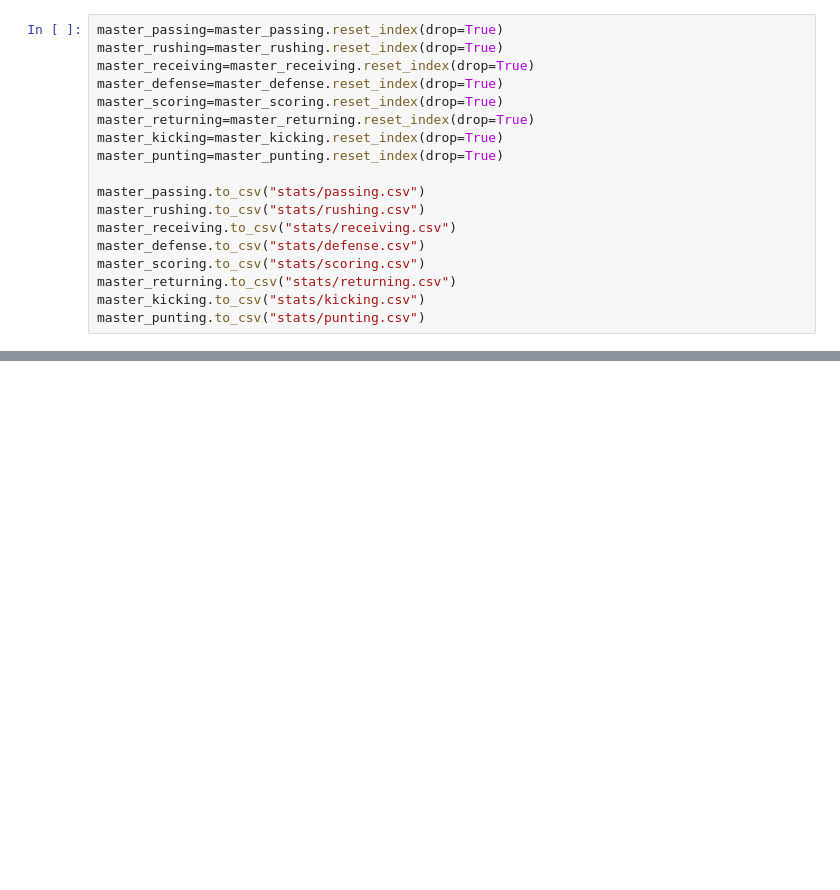
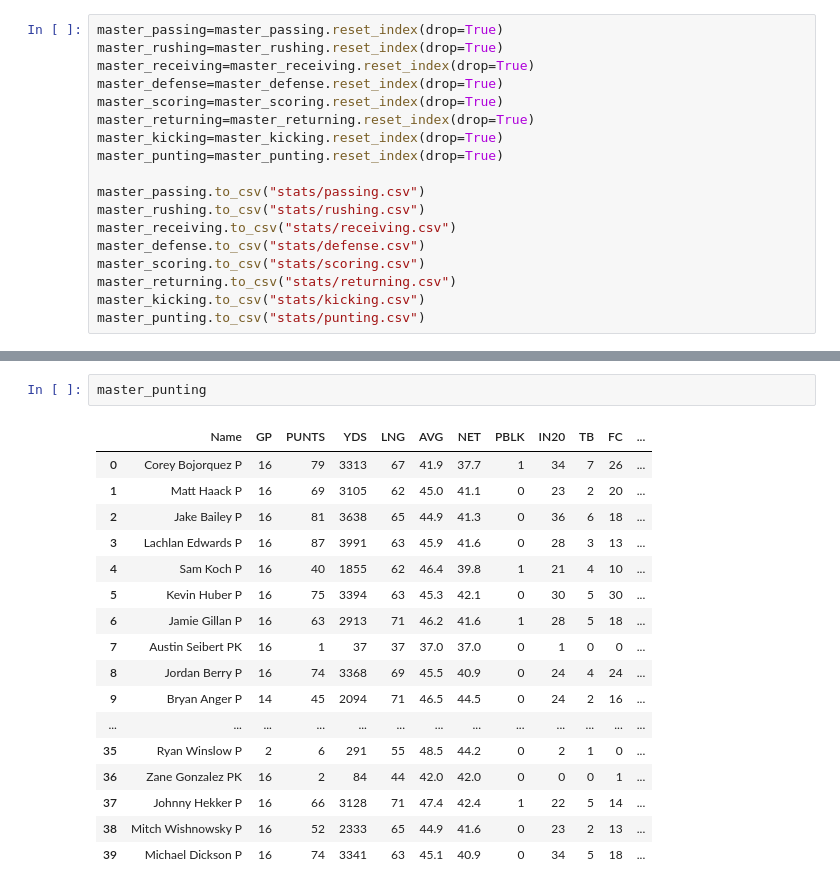
Before and after one commit to nberman12/NFL-ETL-Project, a Jupyter notebook: Daniel/ESPN_NFL_stats.ipynb, the cells around one changed output, grey strips where cells are left out. Saved outputs shown, nothing was run; the diff lists cells and outputs as text; blank space fills up the shorter version.

```diff
--- a/Daniel/ESPN_NFL_stats.ipynb
+++ b/Daniel/ESPN_NFL_stats.ipynb
@@ -212,0 +230,20 @@ master_kicking
+# %%
+master_punting
+# %% [output]
+|  | Name | GP | PUNTS | YDS | LNG | AVG | NET | PBLK | IN20 | TB | FC | ... |
+| 0 | Corey Bojorquez P | 16 | 79 | 3313 | 67 | 41.9 | 37.7 | 1 | 34 | 7 | 26 | ... |
+| 1 | Matt Haack P | 16 | 69 | 3105 | 62 | 45.0 | 41.1 | 0 | 23 | 2 | 20 | ... |
+| 2 | Jake Bailey P | 16 | 81 | 3638 | 65 | 44.9 | 41.3 | 0 | 36 | 6 | 18 | ... |
+| 3 | Lachlan Edwards P | 16 | 87 | 3991 | 63 | 45.9 | 41.6 | 0 | 28 | 3 | 13 | ... |
+| 4 | Sam Koch P | 16 | 40 | 1855 | 62 | 46.4 | 39.8 | 1 | 21 | 4 | 10 | ... |
+| 5 | Kevin Huber P | 16 | 75 | 3394 | 63 | 45.3 | 42.1 | 0 | 30 | 5 | 30 | ... |
+| 6 | Jamie Gillan P | 16 | 63 | 2913 | 71 | 46.2 | 41.6 | 1 | 28 | 5 | 18 | ... |
+| 7 | Austin Seibert PK | 16 | 1 | 37 | 37 | 37.0 | 37.0 | 0 | 1 | 0 | 0 | ... |
+| 8 | Jordan Berry P | 16 | 74 | 3368 | 69 | 45.5 | 40.9 | 0 | 24 | 4 | 24 | ... |
+| 9 | Bryan Anger P | 14 | 45 | 2094 | 71 | 46.5 | 44.5 | 0 | 24 | 2 | 16 | ... |
+| ... | ... | ... | ... | ... | ... | ... | ... | ... | ... | ... | ... | ... |
+| 35 | Ryan Winslow P | 2 | 6 | 291 | 55 | 48.5 | 44.2 | 0 | 2 | 1 | 0 | ... |
+| 36 | Zane Gonzalez PK | 16 | 2 | 84 | 44 | 42.0 | 42.0 | 0 | 0 | 0 | 1 | ... |
+| 37 | Johnny Hekker P | 16 | 66 | 3128 | 71 | 47.4 | 42.4 | 1 | 22 | 5 | 14 | ... |
+| 38 | Mitch Wishnowsky P | 16 | 52 | 2333 | 65 | 44.9 | 41.6 | 0 | 23 | 2 | 13 | ... |
+| 39 | Michael Dickson P | 16 | 74 | 3341 | 63 | 45.1 | 40.9 | 0 | 34 | 5 | 18 | ... |
```
Also changed, not shown: parts of 2 cells of this notebook, 1 other file.
